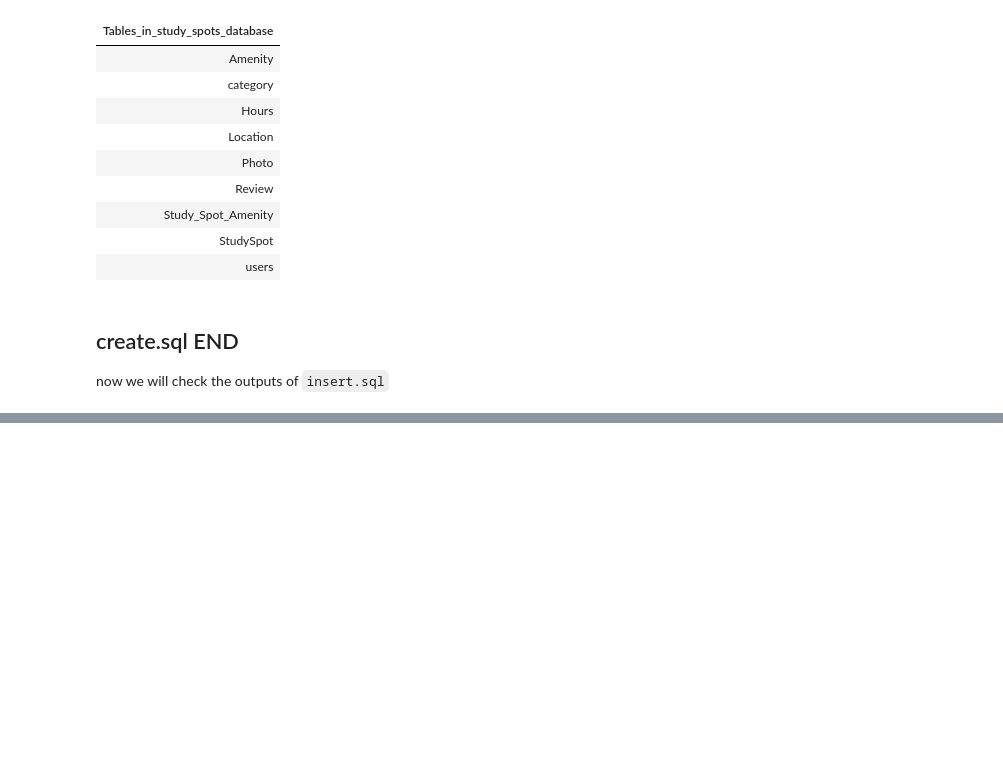
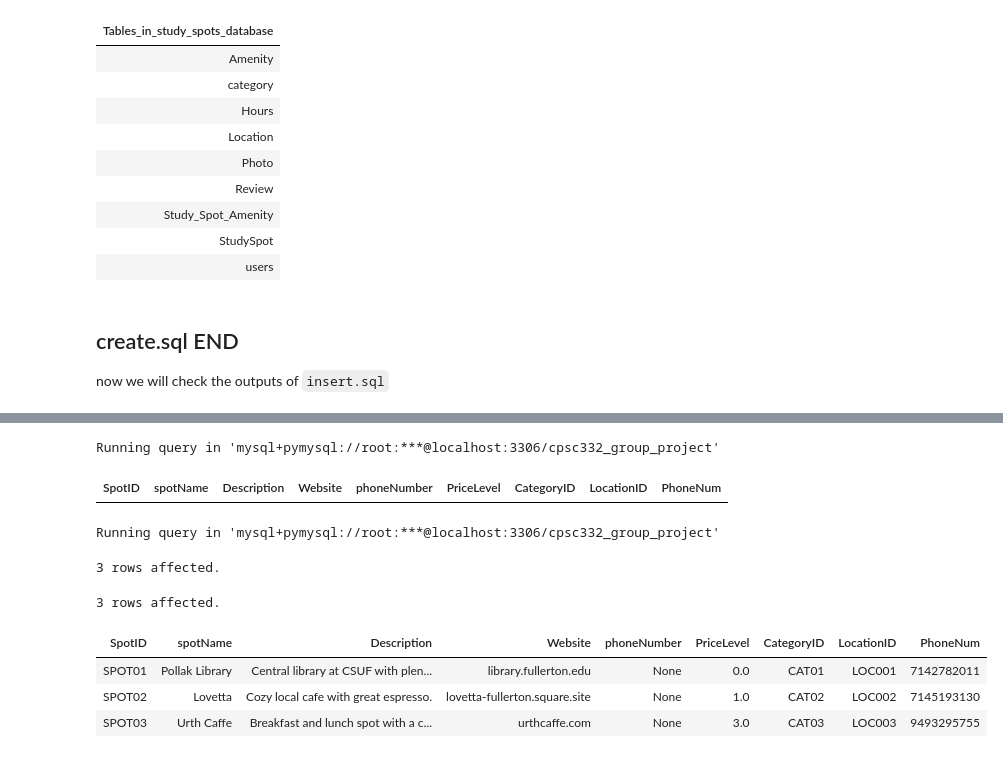
Before and after one commit to chrisalpuerto/cpsc-332-group-project, a Jupyter notebook: main.ipynb, the cells around one changed output, grey strips where cells are left out. Cells and saved outputs as stored; diff of their text form; code cells hidden in the pictures; blank space fills up the shorter version.

```diff
--- a/main.ipynb
+++ b/main.ipynb
@@ -210,0 +300,25 @@ RuntimeError: (pymysql.err.OperationalError) (1364, "Field 'password' doesn't ha
+# %%
+%%sql
+ALTER TABLE StudySpot
+DROP COLUMN location;
+SELECT * FROM StudySpot;
+# %% [output]
+Running query in 'mysql+pymysql://root:***@localhost:3306/cpsc332_group_project'
+| SpotID | spotName | Description | Website | phoneNumber | PriceLevel | CategoryID | LocationID | PhoneNum |
+# %%
+%%sql
+
+INSERT INTO StudySpot (SpotID, SpotName, Description, Website, PhoneNum, PriceLevel, CategoryID, LocationID) VALUES
+('SPOT01', 'Pollak Library', 'Central library at CSUF with plenty of tables and outlets.', 'library.fullerton.edu', 7142782011, 0.0, 'CAT01', 'LOC001'),
+('SPOT02', 'Lovetta', 'Cozy local cafe with great espresso.', 'lovetta-fullerton.square.site', 7145193130, 1.0, 'CAT02', 'LOC002'),
+('SPOT03', 'Urth Caffe', 'Breakfast and lunch spot with a cozy atmosphere.', 'urthcaffe.com', 9493295755, 3.0, 'CAT03', 'LOC003');
+
+SELECT * FROM StudySpot;
+# %% [output]
+Running query in 'mysql+pymysql://root:***@localhost:3306/cpsc332_group_project'
+3 rows affected.
+3 rows affected.
+| SpotID | spotName | Description | Website | phoneNumber | PriceLevel | CategoryID | LocationID | PhoneNum |
+| SPOT01 | Pollak Library | Central library at CSUF with plen... | library.fullerton.edu | None | 0.0 | CAT01 | LOC001 | 7142782011 |
+| SPOT02 | Lovetta | Cozy local cafe with great espresso. | lovetta-fullerton.square.site | None | 1.0 | CAT02 | LOC002 | 7145193130 |
+| SPOT03 | Urth Caffe | Breakfast and lunch spot with a c... | urthcaffe.com | None | 3.0 | CAT03 | LOC003 | 9493295755 |
```
Also changed, not shown: parts of 26 cells of this notebook, 3 other files.
